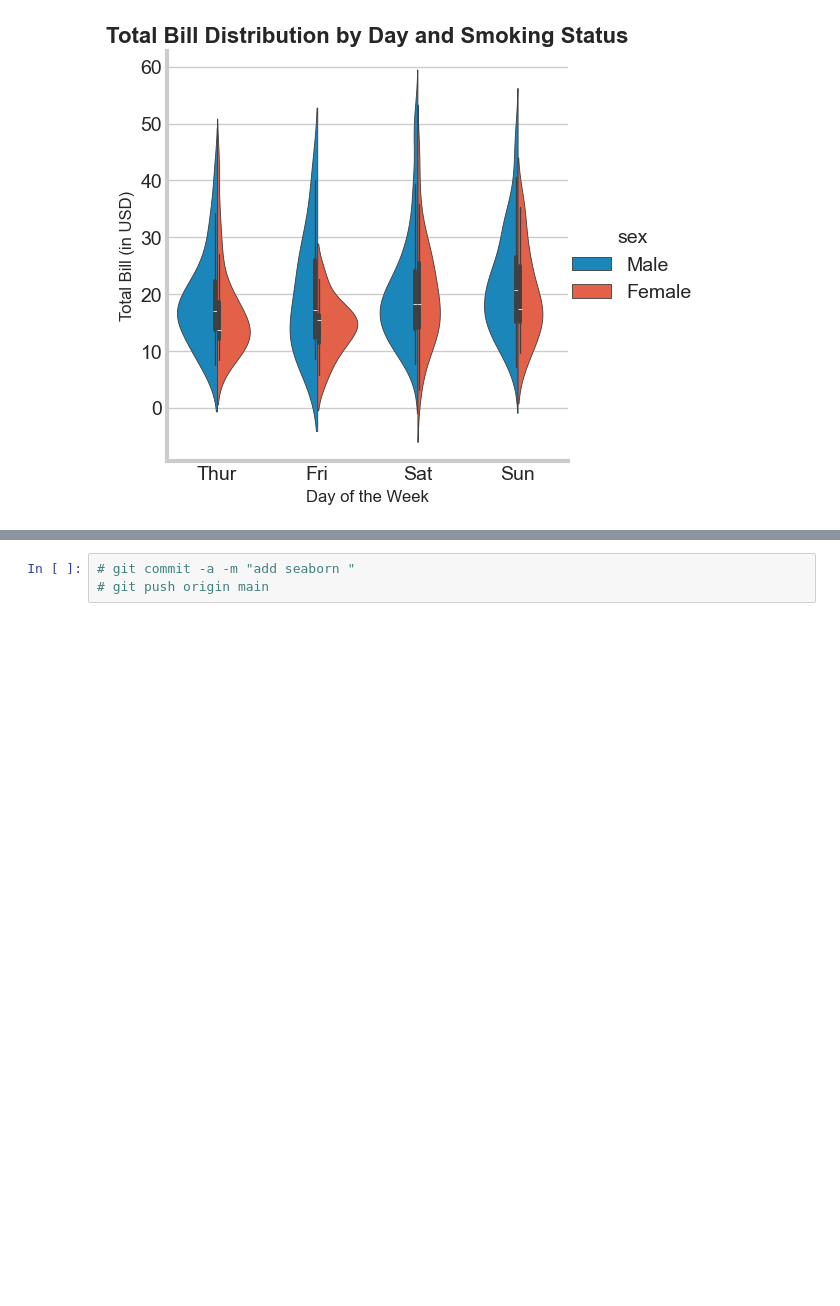
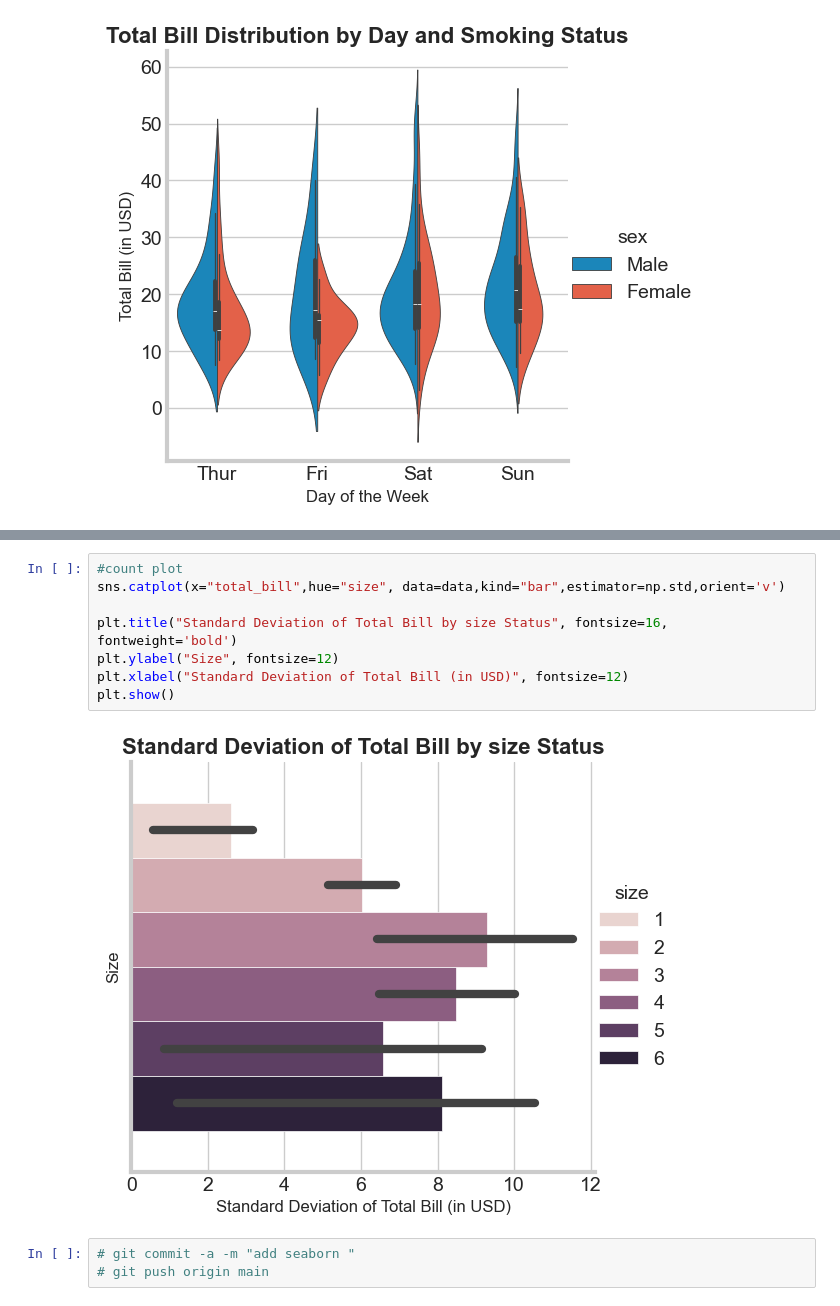
Before and after one commit to Razakhan143/demo, a Jupyter notebook: seaborn.ipynb, the cells around one changed output, grey strips where cells are left out. Cells and saved outputs as stored; diff of their text form; blank space fills up the shorter version.

```diff
--- a/seaborn.ipynb
+++ b/seaborn.ipynb
@@ -134,3 +147,13 @@ plt.show()
+# %%
+#count plot
+sns.catplot(x="total_bill",hue="size", data=data,kind="bar",estimator=np.std,orient='v')
+
+plt.title("Standard Deviation of Total Bill by size Status", fontsize=16, fontweight='bold')
+plt.ylabel("Size", fontsize=12)
+plt.xlabel("Standard Deviation of Total Bill (in USD)", fontsize=12)
+plt.show()
+# %% [output]
+[figure, added]
 # %%
 # git commit -a -m "add seaborn "
 # git push origin main
```
Also changed, not shown: parts of 5 cells of this notebook.
